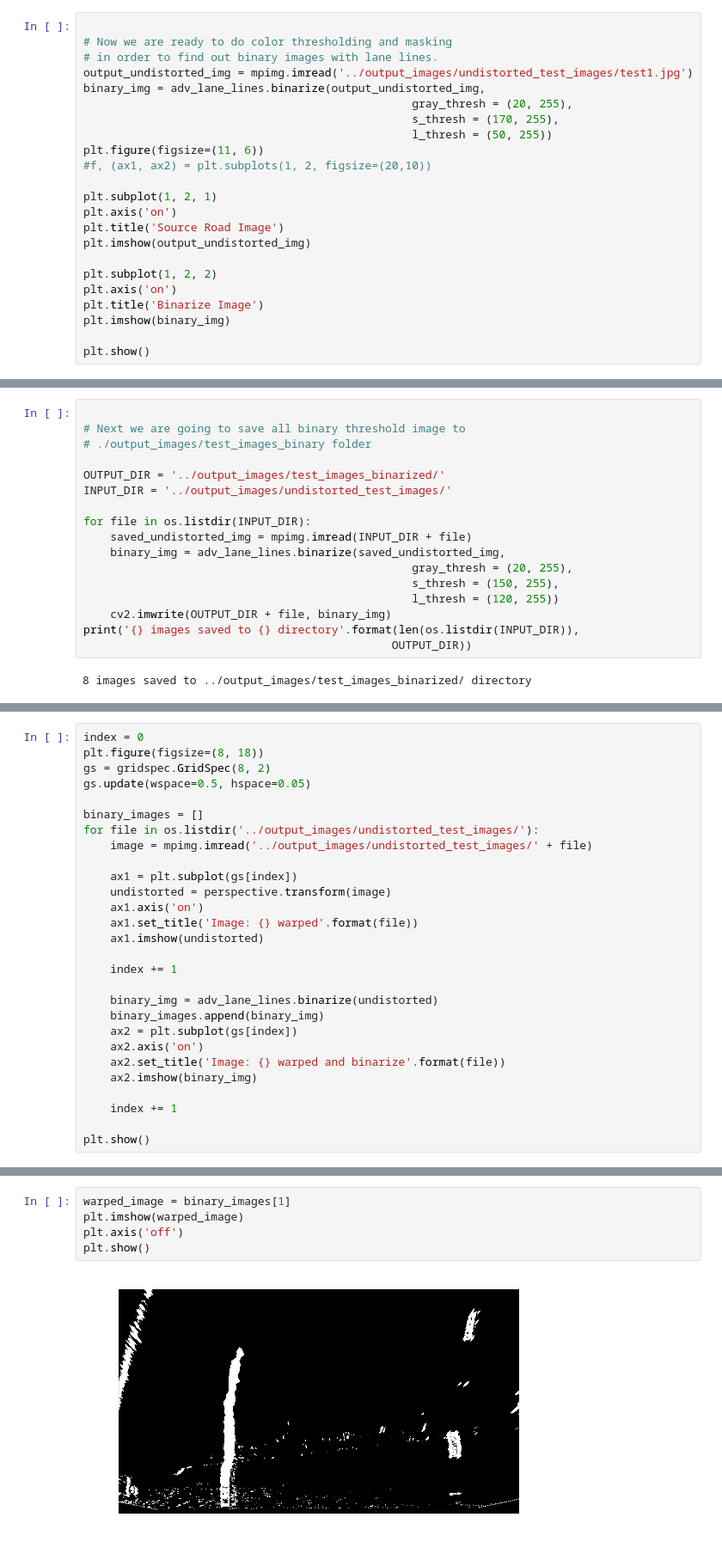
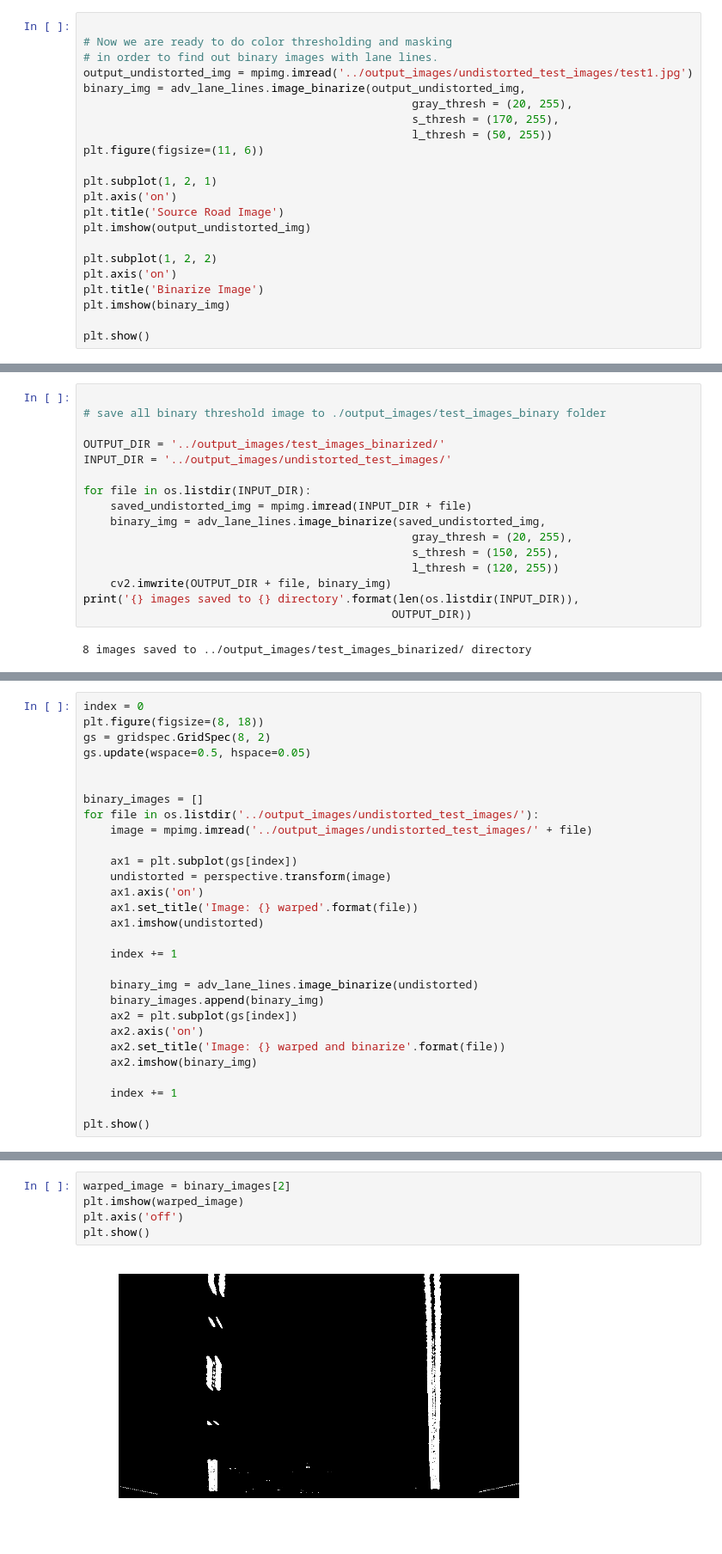
Before and after one commit to jsistla/adv-lane-lines, a Jupyter notebook: src/Advance_lane_lines.ipynb, the cells around one changed output, grey strips where cells are left out. Shown at 86% size. Saved outputs shown, nothing was run; the diff lists cells and outputs as text.

```diff
--- a/src/Advance_lane_lines.ipynb
+++ b/src/Advance_lane_lines.ipynb
@@ -124,12 +157,11 @@ for image_loc in images_loc:
 # Now we are ready to do color thresholding and masking
 # in order to find out binary images with lane lines.
 output_undistorted_img = mpimg.imread('../output_images/undistorted_test_images/test1.jpg')
-binary_img = adv_lane_lines.binarize(output_undistorted_img,
+binary_img = adv_lane_lines.image_binarize(output_undistorted_img,
                                                  gray_thresh = (20, 255),
                                                  s_thresh = (170, 255),
                                                  l_thresh = (50, 255))
 plt.figure(figsize=(11, 6))
-#f, (ax1, ax2) = plt.subplots(1, 2, figsize=(20,10))
 
 plt.subplot(1, 2, 1)
 plt.axis('on')
@@ -147,14 +179,13 @@ plt.show()
 # %%
 
-# Next we are going to save all binary threshold image to
-# ./output_images/test_images_binary folder
+# save all binary threshold image to ./output_images/test_images_binary folder
 
 OUTPUT_DIR = '../output_images/test_images_binarized/'
 INPUT_DIR = '../output_images/undistorted_test_images/'
 
 for file in os.listdir(INPUT_DIR):
     saved_undistorted_img = mpimg.imread(INPUT_DIR + file)
-    binary_img = adv_lane_lines.binarize(saved_undistorted_img,
+    binary_img = adv_lane_lines.image_binarize(saved_undistorted_img,
                                                  gray_thresh = (20, 255),
                                                  s_thresh = (150, 255),
                                                  l_thresh = (120, 255))
@@ -205,6 +255,7 @@ index = 0
 plt.figure(figsize=(8, 18))
 gs = gridspec.GridSpec(8, 2)
 gs.update(wspace=0.5, hspace=0.05)
+
 
 binary_images = []
 for file in os.listdir('../output_images/undistorted_test_images/'):
@@ -218,7 +269,7 @@ for file in os.listdir('../output_images/undistorted_test_images/'):
 
     index += 1
 
-    binary_img = adv_lane_lines.binarize(undistorted)
+    binary_img = adv_lane_lines.image_binarize(undistorted)
     binary_images.append(binary_img)
     ax2 = plt.subplot(gs[index])
     ax2.axis('on')
@@ -233,7 +297,7 @@ plt.show()
 # %%
-warped_image = binary_images[1]
+warped_image = binary_images[2]
 plt.imshow(warped_image)
 plt.axis('off')
 plt.show()
 # %% [output]
-[figure, old version]
+[figure, new version]
```
Also changed, not shown: parts of 23 cells of this notebook, 11 other files.
